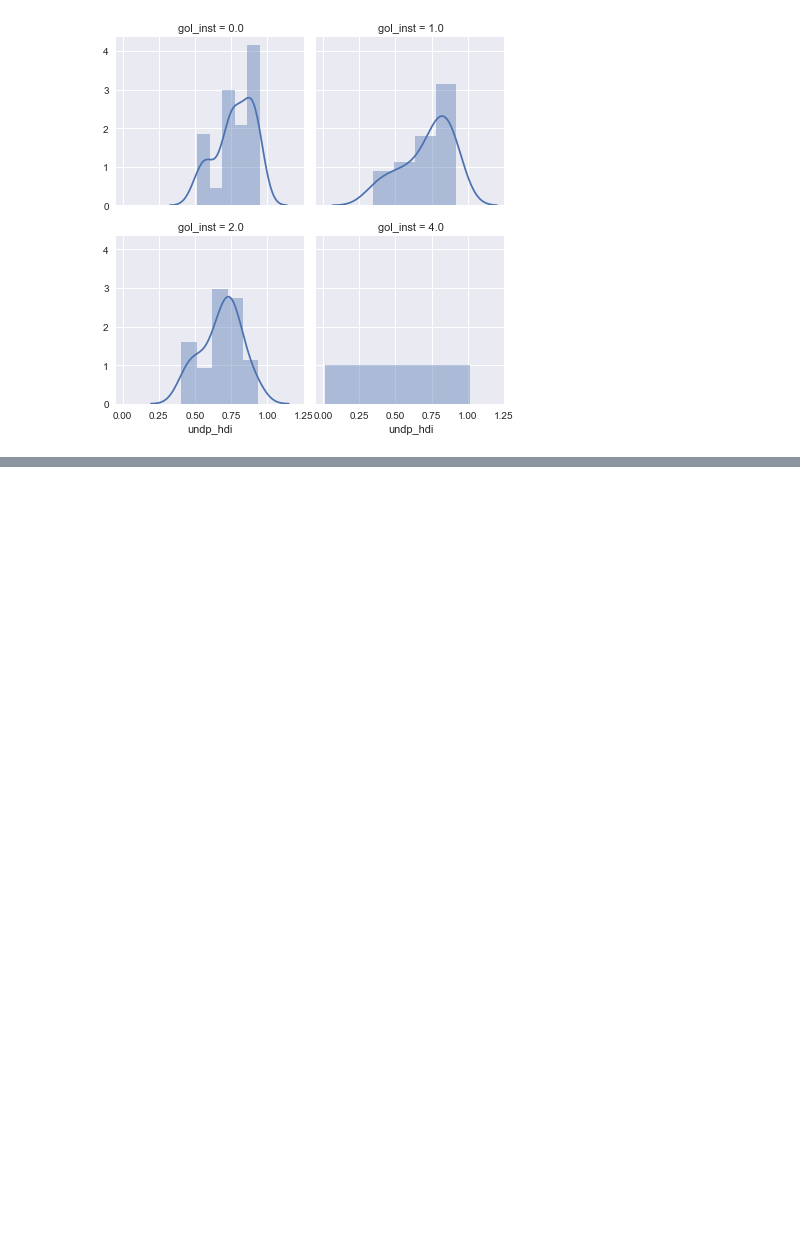
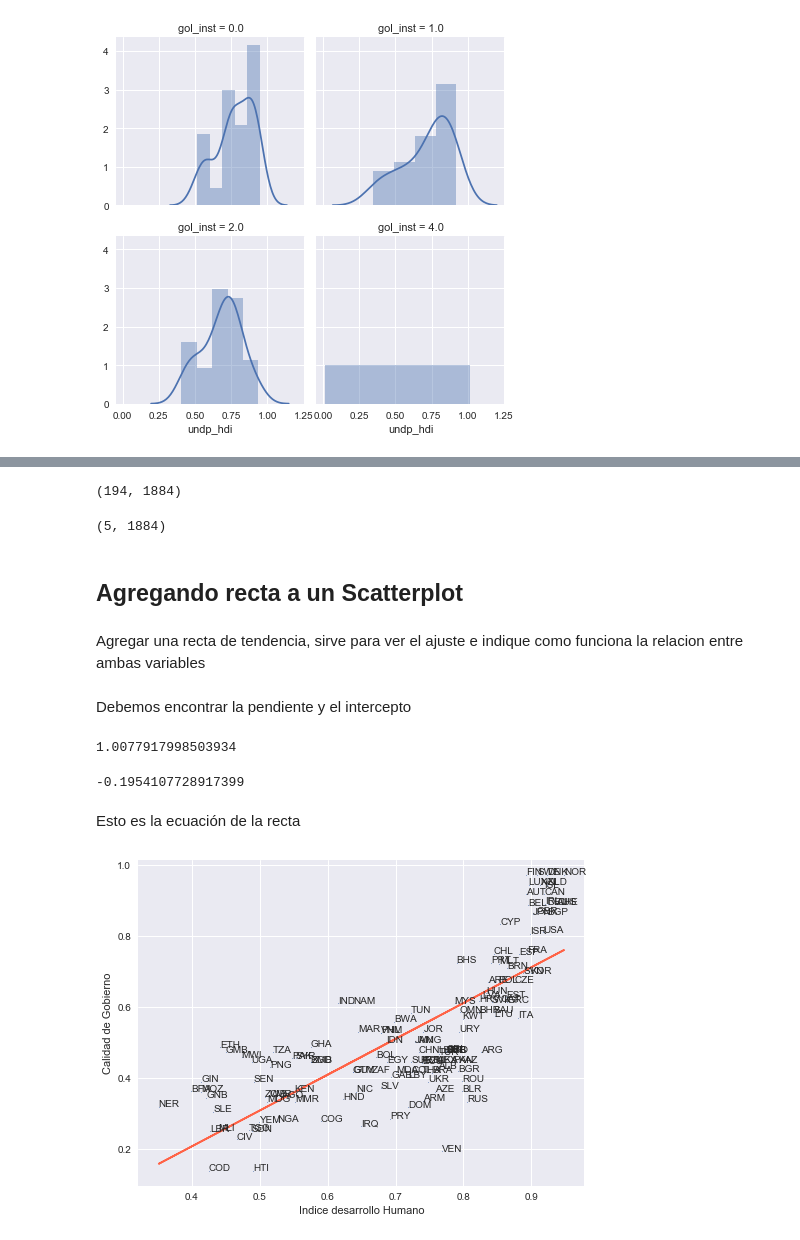
Before and after one commit to lporras/data-science-desafio, a Jupyter notebook: 2-modulo-fundamentos-data-science/hipótesis_y_correlación/Hipotesis_y_correlacion_seaborn.ipynb, the cells around one changed output, grey strips where cells are left out. Saved outputs shown, nothing was run; the diff lists cells and outputs as text; code cells hidden in the pictures; blank space fills up the shorter version.

```diff
--- a/2-modulo-fundamentos-data-science/hipótesis_y_correlación/Hipotesis_y_correlacion_seaborn.ipynb
+++ b/2-modulo-fundamentos-data-science/hipótesis_y_correlación/Hipotesis_y_correlacion_seaborn.ipynb
@@ -100,0 +161,59 @@ grid = grid.map(sns.distplot, 'undp_hdi')
+# %%
+df.shape
+# %% [output]
+(194, 1884)
+# %%
+df.head().shape
+# %% [output]
+(5, 1884)
+# %% [markdown]
+## Agregando recta a un Scatterplot
+# %% [markdown]
+Agregar una recta de tendencia, sirve para ver el ajuste
+e indique como funciona la relacion entre ambas variables
+# %% [markdown]
+Debemos encontrar la pendiente y el intercepto
+# %%
+pendiente, intercepto = np.polyfit(scatter_data['undp_hdi'],
+                                   scatter_data['icrg_qog'],
+                                  1)
+# %%
+pendiente
+# %% [output]
+1.0077917998503934
+# %%
+intercepto
+# %% [output]
+-0.1954107728917399
+# %%
+linear_fit = [pendiente * j + intercepto for j in scatter_data['undp_hdi']]
+# %% [markdown]
+Esto es la ecuación de la recta
+# %%
+# Definimos un canvas
+# fig es la figura completa
+# ax es cada uno de los elementos especificos
+fig, ax = plt.subplots()
+
+# x: es el indice de desarrollo humano
+# y: es la calidad de gobierno
+# marker: es para evitar que se visualicen muy fuerte los datos
+# un punto es mucho más liviano
+# s: es el tamaño de cada elemento
+ax.scatter(x=scatter_data['undp_hdi'],
+          y=scatter_data['icrg_qog'],
+          marker='.', s=1)
+plt.xlabel('Indice desarrollo Humano')
+plt.ylabel('Calidad de Gobierno')
+ax.plot(scatter_data['undp_hdi'], linear_fit, color='tomato')
+
+# Incorporar las etiquetas
+for i in scatter_data.index:
+    # 1er arg es eje X,
+    # 2do arg el eje y,
+    # 3r arg el texto
+    ax.text(scatter_data.loc[i, 'undp_hdi'],
+            scatter_data.loc[i, 'icrg_qog'],
+            str(scatter_data.loc[i, 'ccodealp']))
+# %% [output]
+[figure, added]
```
Also changed, not shown: parts of 57 cells of this notebook.
